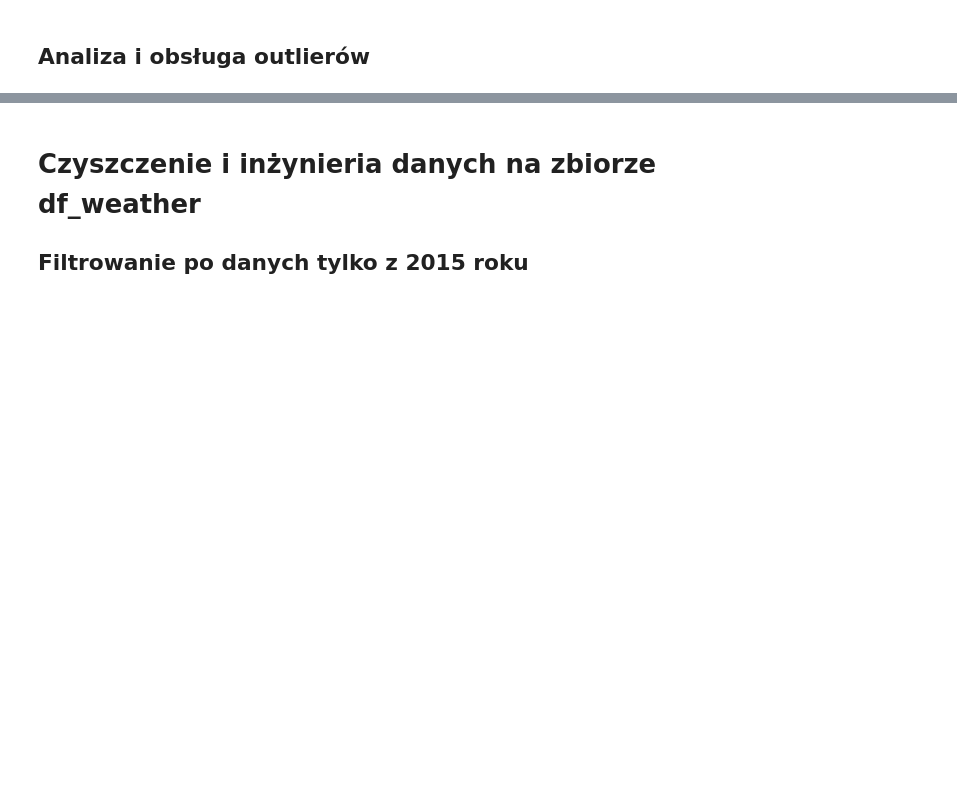
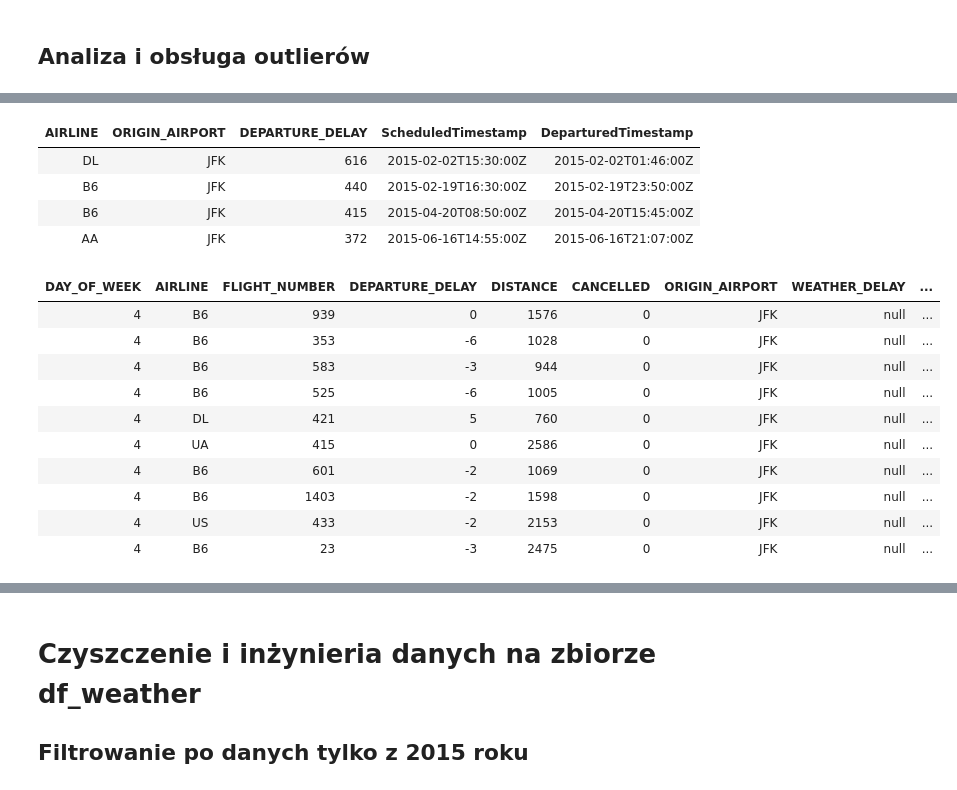
Before and after one commit to Kamicia8/databricks-flight-lakehouse, a Jupyter notebook: data_cleaning.ipynb, the cells around one changed output, grey strips where cells are left out. Cells and saved outputs as stored; diff of their text form; code cells hidden in the pictures; blank space fills up the shorter version.

```diff
--- a/data_cleaning.ipynb
+++ b/data_cleaning.ipynb
@@ -159,24 +230,41 @@ print(f"Liczba wierszy: {df_jfk_no_nulls.count()}")
 # %%
 # Sprawdzenie anomalii w opóźnieniach
 # Outliers skrajnie niskie (np. -30 i mniej)
 outliers_low = df_jfk_timestamps_clean.filter(
     col("DEPARTURE_DELAY") < -30
 ).select(
     "AIRLINE", "ORIGIN_AIRPORT",  "DEPARTURE_DELAY", "ScheduledTimestamp","DeparturedTimestamp"
 )
 
 # Outliers skrajnie wysokie (np. > 6h)
 outliers_high = df_jfk_timestamps_clean.filter(
     col("DEPARTURE_DELAY") > 6 * 60
 ).select(
     "AIRLINE", "ORIGIN_AIRPORT", "DEPARTURE_DELAY", "ScheduledTimestamp","DeparturedTimestamp"
 )
 
 # Połączenie
 outliers = outliers_low.union(outliers_high)
 display(outliers)
 
-display(df_jfk_timestamps_clean)
+display(df_jfk_timestamps_clean.limit(10))
+# %% [output]
+| AIRLINE | ORIGIN_AIRPORT | DEPARTURE_DELAY | ScheduledTimestamp | DeparturedTimestamp |
+| DL | JFK | 616 | 2015-02-02T15:30:00Z | 2015-02-02T01:46:00Z |
+| B6 | JFK | 440 | 2015-02-19T16:30:00Z | 2015-02-19T23:50:00Z |
+| B6 | JFK | 415 | 2015-04-20T08:50:00Z | 2015-04-20T15:45:00Z |
+| AA | JFK | 372 | 2015-06-16T14:55:00Z | 2015-06-16T21:07:00Z |
+| DAY_OF_WEEK | AIRLINE | FLIGHT_NUMBER | DEPARTURE_DELAY | DISTANCE | CANCELLED | ORIGIN_AIRPORT | WEATHER_DELAY | ... |
+| 4 | B6 | 939 | 0 | 1576 | 0 | JFK | null | ... |
+| 4 | B6 | 353 | -6 | 1028 | 0 | JFK | null | ... |
+| 4 | B6 | 583 | -3 | 944 | 0 | JFK | null | ... |
+| 4 | B6 | 525 | -6 | 1005 | 0 | JFK | null | ... |
+| 4 | DL | 421 | 5 | 760 | 0 | JFK | null | ... |
+| 4 | UA | 415 | 0 | 2586 | 0 | JFK | null | ... |
+| 4 | B6 | 601 | -2 | 1069 | 0 | JFK | null | ... |
+| 4 | B6 | 1403 | -2 | 1598 | 0 | JFK | null | ... |
+| 4 | US | 433 | -2 | 2153 | 0 | JFK | null | ... |
+| 4 | B6 | 23 | -3 | 2475 | 0 | JFK | null | ... |
 # %%
 # Statystyki opisowe dla opóźnień
 display(df_jfk_timestamps_clean.select("DEPARTURE_DELAY").summary())
```
Also changed, not shown: parts of 19 cells of this notebook, 1 other file.
